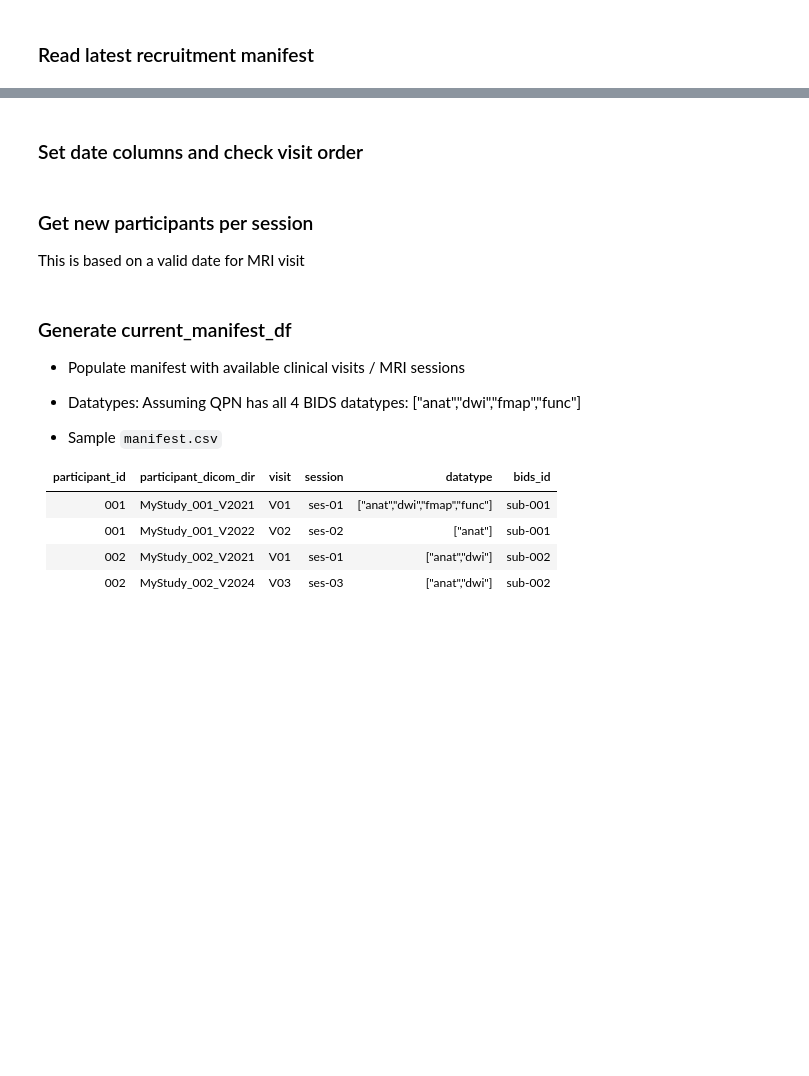
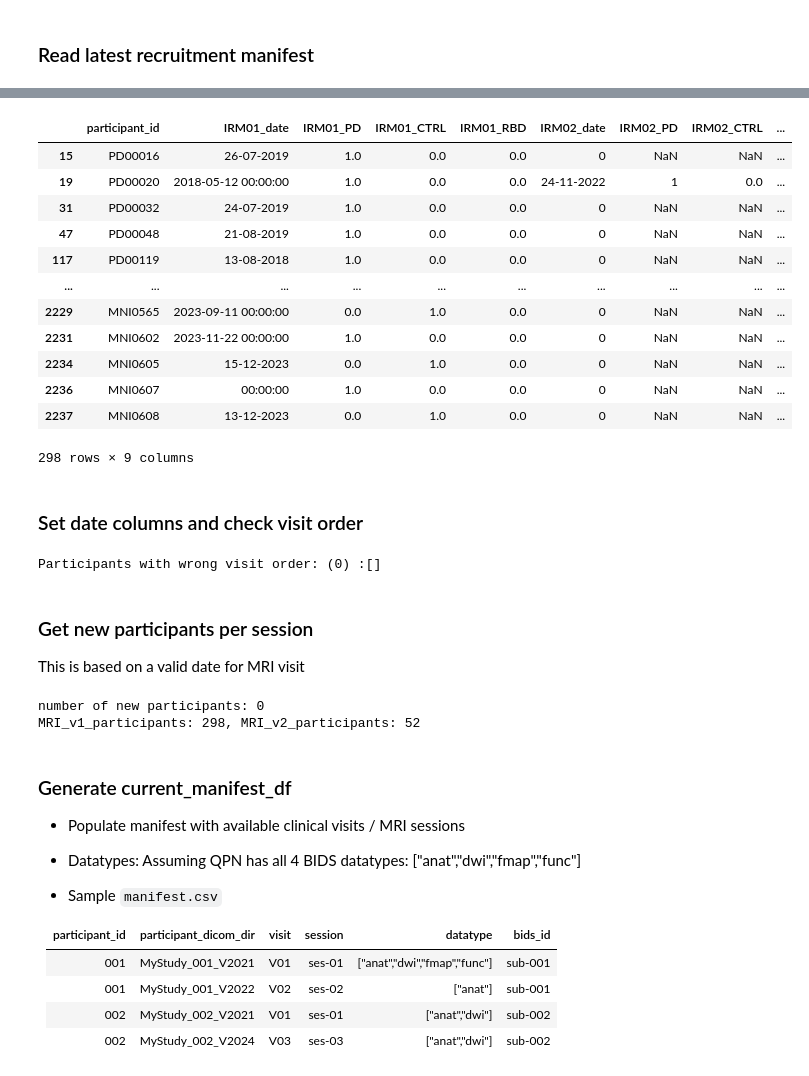
Before and after one commit to nipoppy/nipoppy, a Jupyter notebook: nipoppy/notebooks/manifest.ipynb, the cells around one changed output, grey strips where cells are left out. Cells and saved outputs as stored; diff of their text form; code cells hidden in the pictures; blank space fills up the shorter version.

```diff
--- a/nipoppy/notebooks/manifest.ipynb
+++ b/nipoppy/notebooks/manifest.ipynb
@@ -43,37 +67,51 @@ previous_recruit_manifest_df.head()
 # %%
 col_range = "A:N"
 
-col_rename_dict = {"Unnamed: 0":"participant_id",
+col_rename_dict = {"subj_id":"participant_id",
                 "IRM01\n(J-M-A)":"IRM01_date", "#IRM 1\n PD":"IRM01_PD", "#IRM 1\n CTRL":"IRM01_CTRL", "# IRM 1\n RBD":"IRM01_RBD",
                 "IRM 2 \n(J-M-A)":"IRM02_date", "#IRM 2\n PD":"IRM02_PD", "#IRM 2\n CTRL":"IRM02_CTRL", "# IRM 2\n RBD":"IRM02_RBD"}
 
 useful_cols = col_rename_dict.values()
 
 suivi_df = pd.read_excel(current_recruit_manifest_xls,sheet_name="En cours", engine='openpyxl', usecols=col_range)
 suivi_df = suivi_df.rename(columns=col_rename_dict)[useful_cols].copy()
 
 # remove the row with tally
 suivi_df = suivi_df.drop([0])
 
 # remove rows without participant_id
 suivi_df = suivi_df.dropna(axis=0, subset=["participant_id"])
 suivi_df = suivi_df[~suivi_df["participant_id"].astype(str).isin(["0"])]
 
 # remove subjects without imaging data
 suivi_df = suivi_df[(suivi_df["IRM01_PD"] == 1) | (suivi_df["IRM01_CTRL"] == 1) | (suivi_df["IRM01_RBD"] == 1) |
                     (suivi_df["IRM02_PD"] == 1) | (suivi_df["IRM02_CTRL"] == 1) | (suivi_df["IRM02_RBD"] == 1)]
 
 
 # fix participant_id formatting issues
 # Some rows have Dx in participant_id and one participant with two IDs with "="
 possible_delimiters = [" ", "(", "="]
 for delim in possible_delimiters:
     suivi_df["participant_id"] = suivi_df["participant_id"].str.split(pat=delim, n=1, expand=True)[0]
 
 # nipoppy_participants_current
 nipoppy_participants_current = suivi_df["participant_id"].dropna().unique()
 
 suivi_df
+# %% [output]
+|  | participant_id | IRM01_date | IRM01_PD | IRM01_CTRL | IRM01_RBD | IRM02_date | IRM02_PD | IRM02_CTRL | ... |
+| 15 | PD00016 | 26-07-2019 | 1.0 | 0.0 | 0.0 | 0 | NaN | NaN | ... |
+| 19 | PD00020 | 2018-05-12 00:00:00 | 1.0 | 0.0 | 0.0 | 24-11-2022 | 1 | 0.0 | ... |
+| 31 | PD00032 | 24-07-2019 | 1.0 | 0.0 | 0.0 | 0 | NaN | NaN | ... |
+| 47 | PD00048 | 21-08-2019 | 1.0 | 0.0 | 0.0 | 0 | NaN | NaN | ... |
+| 117 | PD00119 | 13-08-2018 | 1.0 | 0.0 | 0.0 | 0 | NaN | NaN | ... |
+| ... | ... | ... | ... | ... | ... | ... | ... | ... | ... |
+| 2229 | MNI0565 | 2023-09-11 00:00:00 | 0.0 | 1.0 | 0.0 | 0 | NaN | NaN | ... |
+| 2231 | MNI0602 | 2023-11-22 00:00:00 | 1.0 | 0.0 | 0.0 | 0 | NaN | NaN | ... |
+| 2234 | MNI0605 | 15-12-2023 | 0.0 | 1.0 | 0.0 | 0 | NaN | NaN | ... |
+| 2236 | MNI0607 | 00:00:00 | 1.0 | 0.0 | 0.0 | 0 | NaN | NaN | ... |
+| 2237 | MNI0608 | 13-12-2023 | 0.0 | 1.0 | 0.0 | 0 | NaN | NaN | ... |
+298 rows × 9 columns
 # %% [markdown]
 ### Set date columns and check visit order
 # %%
@@ -92,6 +130,8 @@ suivi_df["visit_interval (V2-V1) in days"] = suivi_df["IRM02_date"] - suivi_df["
 suivi_df["visit_interval (V2-V1) in days"] = suivi_df["visit_interval (V2-V1) in days"].dt.days
 visits_wit_wrong_order_df = suivi_df[suivi_df["visit_interval (V2-V1) in days"] < 0]
 print(f"Participants with wrong visit order: ({len(visits_wit_wrong_order_df)}) :{visits_wit_wrong_order_df['participant_id'].values}")
+# %% [output]
+Participants with wrong visit order: (0) :[]
 # %% [markdown]
 ### Get new participants per session
 This is based on a valid date for MRI visit
@@ -105,6 +145,9 @@ MRI_v2_participants = suivi_df[(suivi_df["IRM02_PD"] == 1) | (suivi_df["IRM02_CT
 visit_participant_dict = {"MRI_v1": MRI_v1_participants, "MRI_v2": MRI_v2_participants}
 
 print(f"MRI_v1_participants: {len(MRI_v1_participants)}, MRI_v2_participants: {len(MRI_v2_participants)}")
+# %% [output]
+number of new participants: 0
+MRI_v1_participants: 298, MRI_v2_participants: 52
 # %% [markdown]
 ### Generate current_manifest_df
 
```
Also changed, not shown: parts of 4 cells of this notebook, 3 other files.
